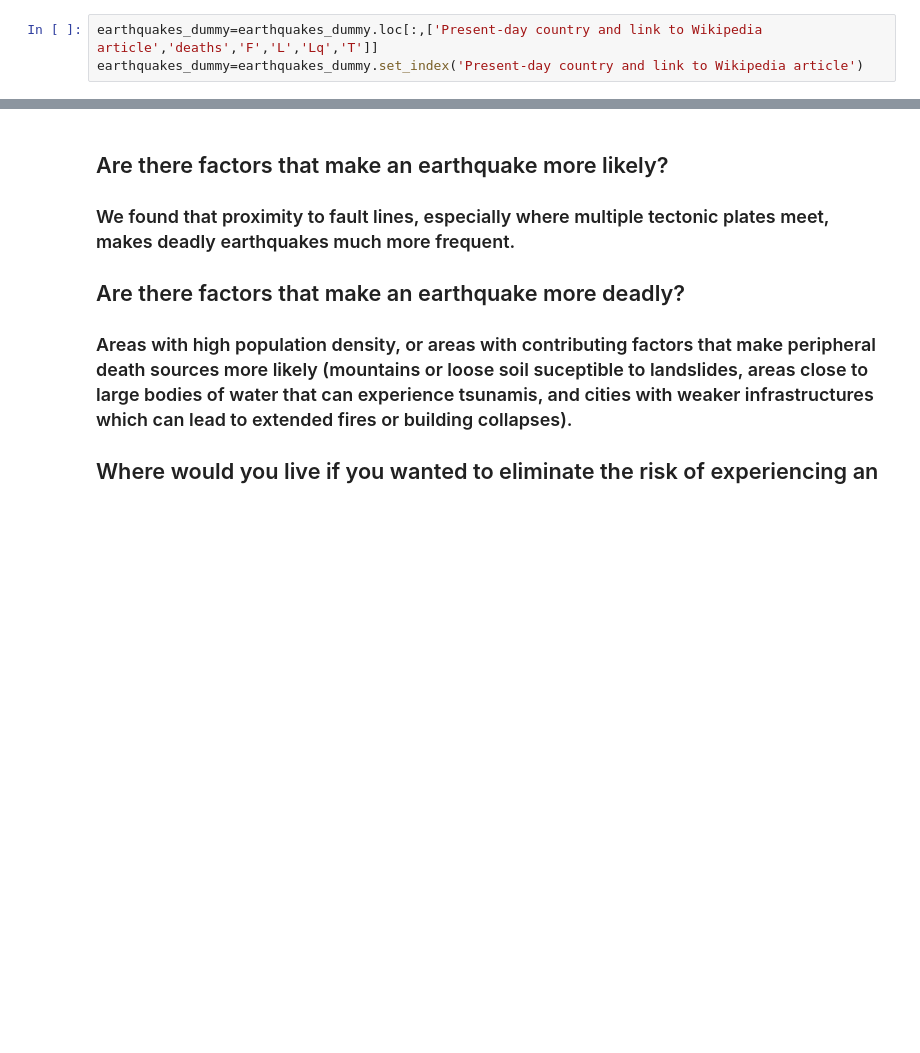
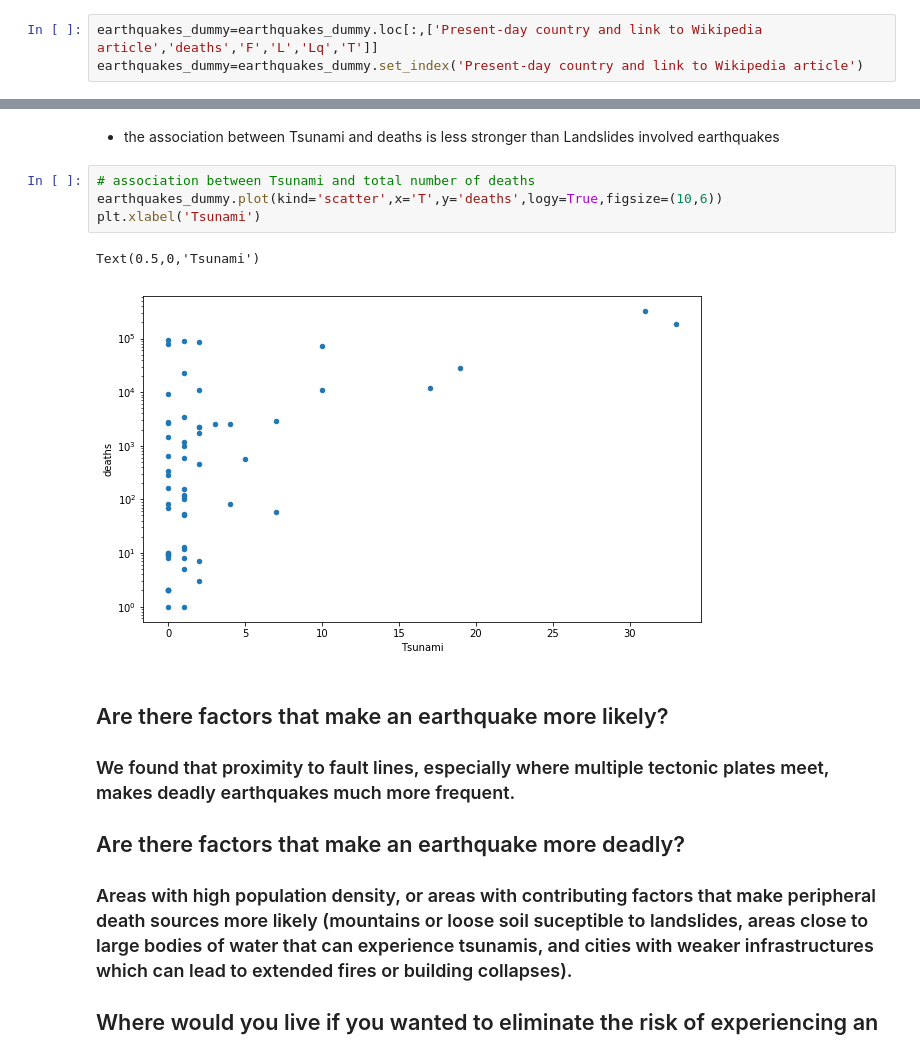
Before and after one commit to asidamo/Earthquakes-Analysis, a Jupyter notebook: data-question-3_amanuel.ipynb, the cells around one changed output, grey strips where cells are left out. Saved outputs shown, nothing was run; the diff lists cells and outputs as text; blank space fills up the shorter version.

```diff
--- a/data-question-3_amanuel.ipynb
+++ b/data-question-3_amanuel.ipynb
@@ -633,3 +635,12 @@ earthquakes_dummy.plot(kind='scatter',x='L',y='deaths',color='red',logy=True,fig
+# %% [markdown]
+- the association between Tsunami and deaths is less stronger than Landslides involved earthquakes
+# %%
+# association between Tsunami and total number of deaths
+earthquakes_dummy.plot(kind='scatter',x='T',y='deaths',logy=True,figsize=(10,6))
+plt.xlabel('Tsunami')
+# %% [output]
+Text(0.5,0,'Tsunami')
+[figure, added]
 # %% [markdown]
 ## Are there factors that make an earthquake more likely?
 
```
Also changed, not shown: parts of 1 cell of this notebook.
